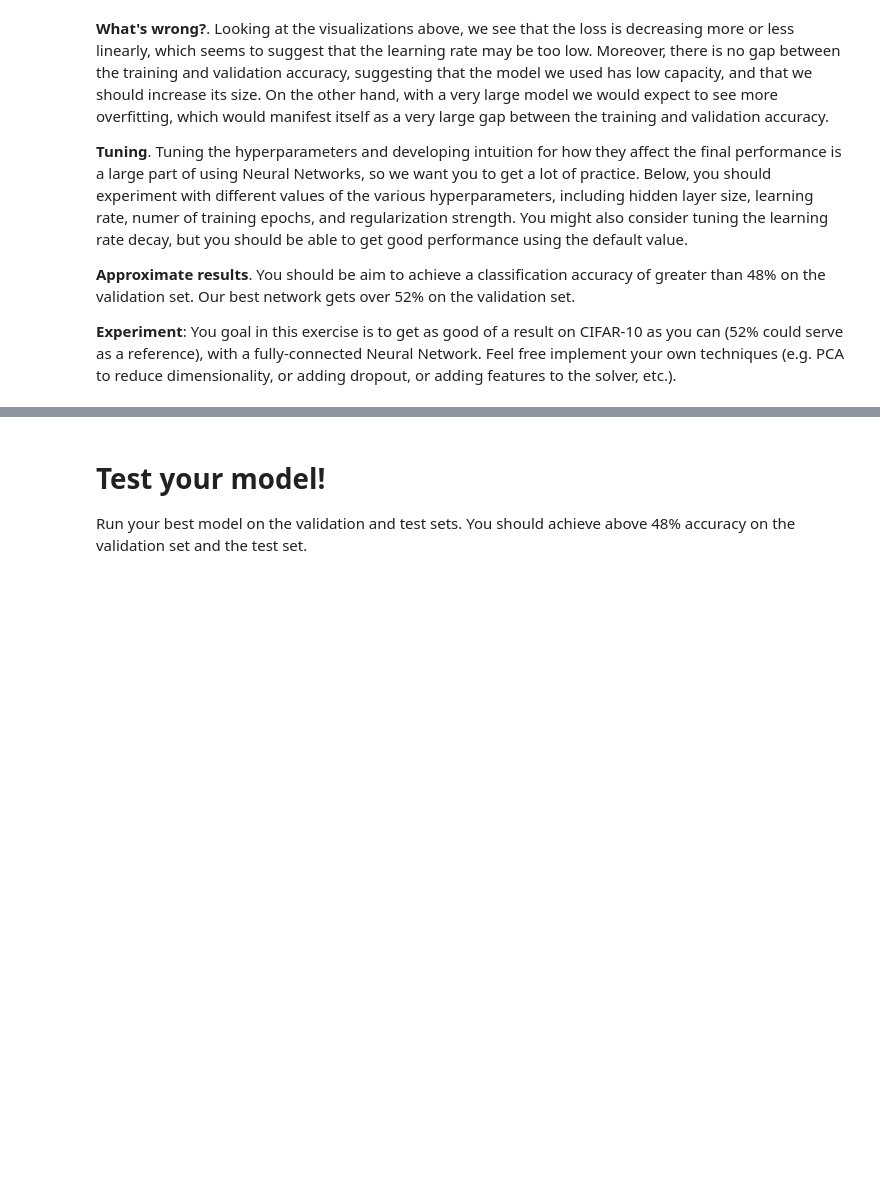
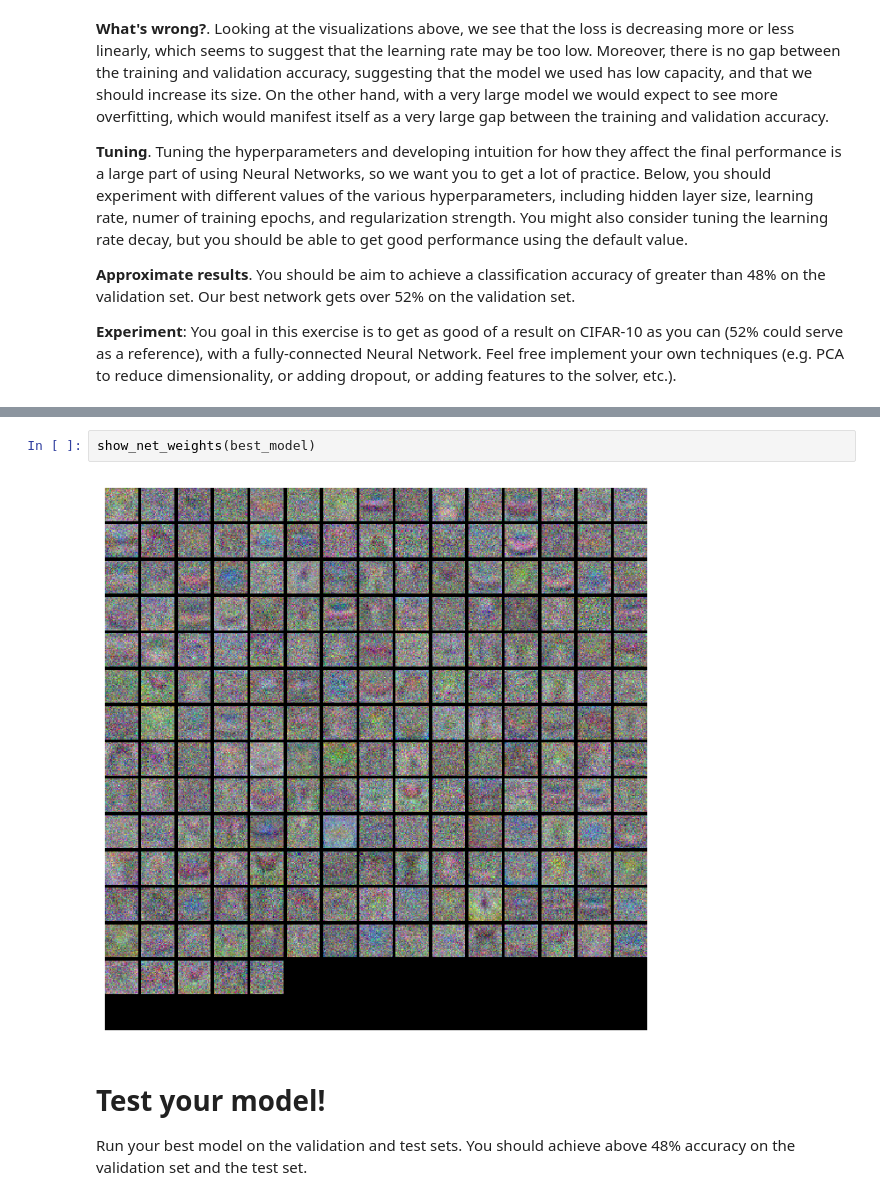
Before and after one commit to HaomiaoZ/cs231n-implementation, a Jupyter notebook: assignment1/two_layer_net.ipynb, the cells around one changed output, grey strips where cells are left out. Drawn from its saved outputs; the diff is of its cells as text; blank space fills up the shorter version.

Commit message:
fc net best effort on training

```diff
--- a/assignment1/two_layer_net.ipynb
+++ b/assignment1/two_layer_net.ipynb
@@ -432,3 +527,7 @@ pass
+# %%
+show_net_weights(best_model)
+# %% [output]
+[figure, added]
 # %% [markdown]
 # Test your model!
 Run your best model on the validation and test sets. You should achieve above 48% accuracy on the validation set and the test set.
```
Also changed, not shown: parts of 7 cells of this notebook.
